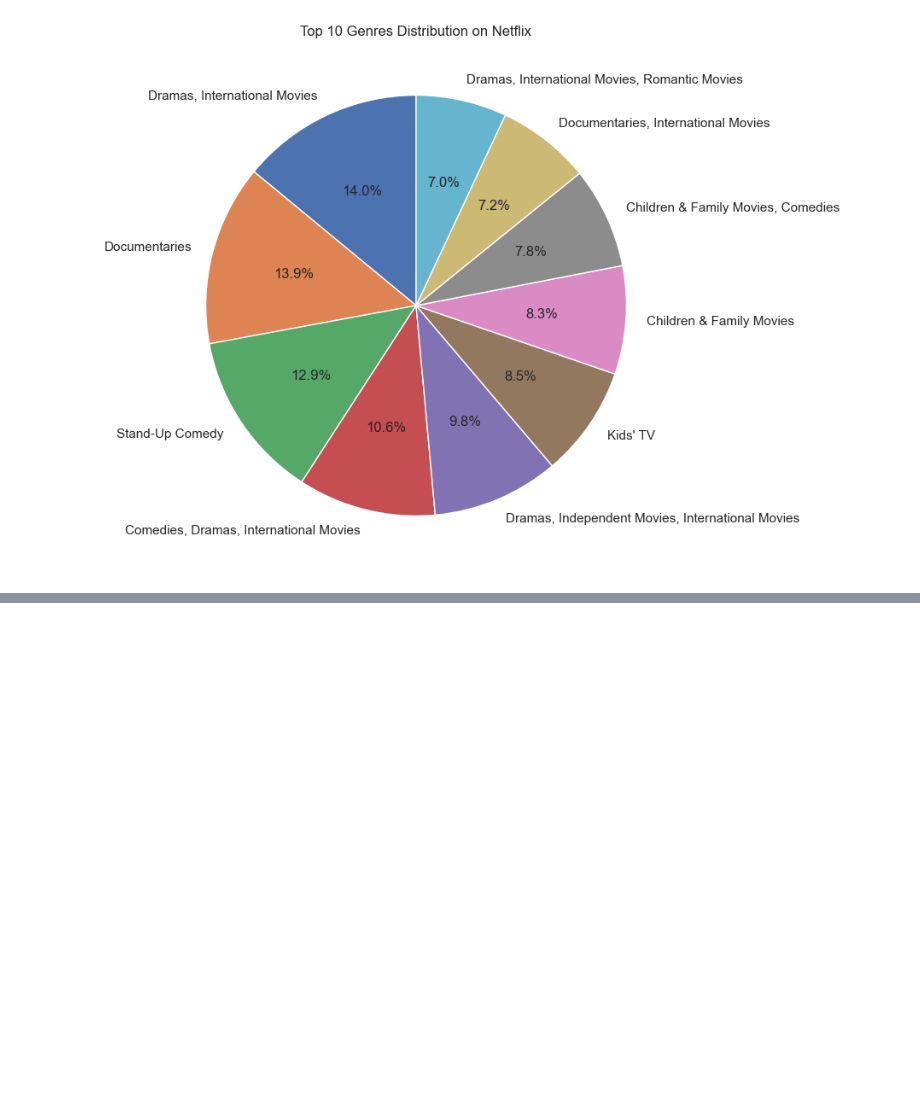
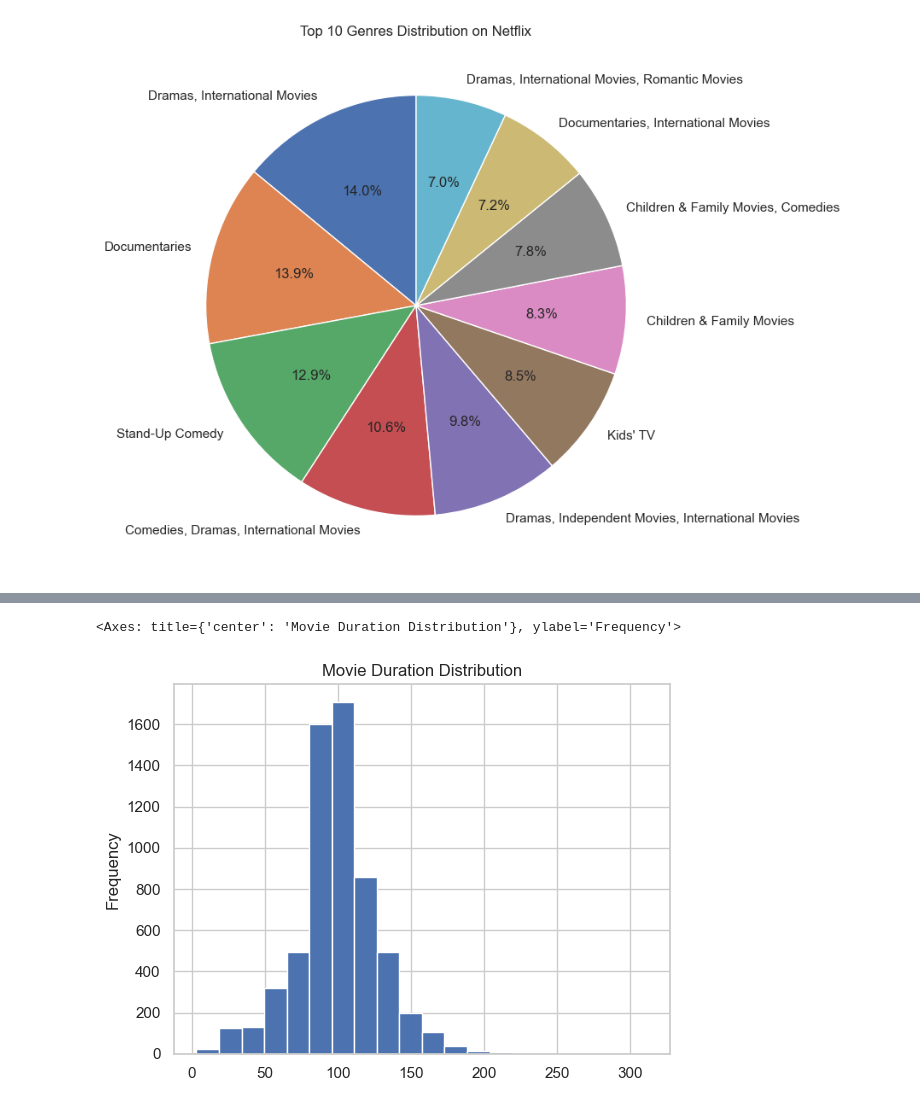
Before and after one commit to Pranavbagul/Netflix-Exploratory-Data-Analysis, a Jupyter notebook: project.ipynb, the cells around one changed output, grey strips where cells are left out. Drawn from its saved outputs; the diff is of its cells as text; code cells hidden in the pictures; blank space fills up the shorter version.

```diff
--- a/project.ipynb
+++ b/project.ipynb
@@ -156,0 +230,8 @@ plt.show()
+# %%
+movies = df[df['type']=='Movie'].copy()
+movies['duration_min'] = movies['duration'].str.replace(' min','').astype(int)
+
+movies['duration_min'].plot(kind='hist', bins=20, title='Movie Duration Distribution')
+# %% [output]
+<Axes: title={'center': 'Movie Duration Distribution'}, ylabel='Frequency'>
+[figure, added]
```
Also changed, not shown: parts of 7 cells of this notebook.
